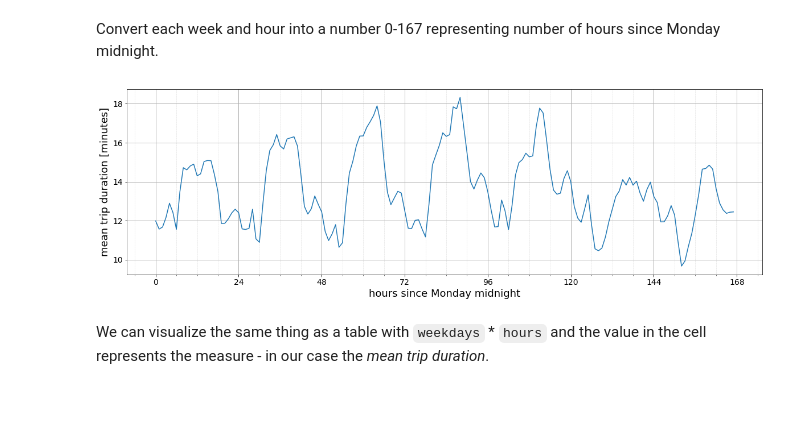
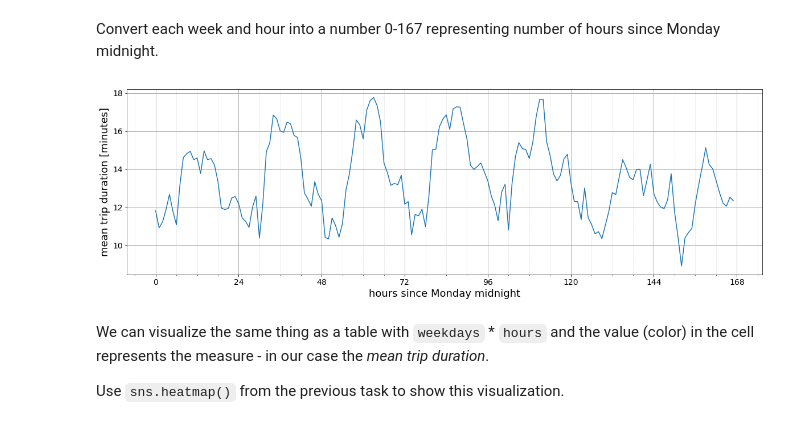
Before and after one commit to hobil/notebooks, a Jupyter notebook: NYC/NYC Trips-AMLD.ipynb, the cells around one changed output. Cells and saved outputs as stored; diff of their text form; code cells hidden in the pictures; blank space fills up the shorter version.

Commit message:
updated tasks, presentation notebook

```diff
--- a/NYC/NYC Trips-AMLD.ipynb
+++ b/NYC/NYC Trips-AMLD.ipynb
@@ -217,4 +124,0 @@ ax.grid(which='major', linestyle='-', linewidth=1)
-# %%
-df = df[df['pickup_latitude'].between(40, 41.5) & \
-         df['pickup_longitude'].between(-75, -73)
-        ]
@@ -244,4 +124,0 @@ fig.colorbar(s)
-# %%
-df = df[df['pickup_latitude'].between(40.55, 40.95) & \
-         df['pickup_longitude'].between(-74.1, -73.7)
-        ]
@@ -298,0 +155,2 @@ df['hour'] = df['pickup_datetime'].dt.hour
+# %%
+df = df[df['trip_duration_minutes'] < 200]
@@ -298,0 +186,3 @@ df['hour'] = df['pickup_datetime'].dt.hour
+# %%
+df = df[df['pickup_latitude'].between(40.55, 40.95) & \
+        df['pickup_longitude'].between(-74.1, -73.7)]
@@ -300,19 +227,19 @@ df['hour'] = df['pickup_datetime'].dt.hour
 Convert each week and hour into a number 0-167 representing number of hours since Monday midnight.
 # %%
 df['week_hours'] = df['weekday'] * 24 + df['hour']
-
-week_hours = df.groupby('week_hours')['trip_duration'].mean()
-
+week_hours = df.groupby('week_hours')['trip_duration_minutes'].mean()
 fig = plt.figure(figsize=(20,6))
 ax = fig.gca()
 ax.plot(week_hours)
 ax.set_xlabel('hours since Monday midnight', fontsize=18)
 ax.set_ylabel('mean trip duration [minutes]', fontsize=18)
 ax.xaxis.set_major_locator(MultipleLocator(24))
 ax.xaxis.set_minor_locator(MultipleLocator(6))
 ax.grid(which='minor', linestyle=':', linewidth=0.5)
 ax.grid(which='major', linestyle='-', linewidth=1)
 # %% [output]
-[figure, old version]
+[figure, new version]
 # %% [markdown]
-We can visualize the same thing as a table with `weekdays` \* `hours` and the value in the cell represents the measure - in our case the *mean trip duration*.
+We can visualize the same thing as a table with `weekdays` \* `hours` and the value (color) in the cell represents the measure - in our case the *mean trip duration*.
+
+Use `sns.heatmap()` from the previous task to show this visualization.
```
Also changed, not shown: parts of 80 cells of this notebook, 1 other file.
